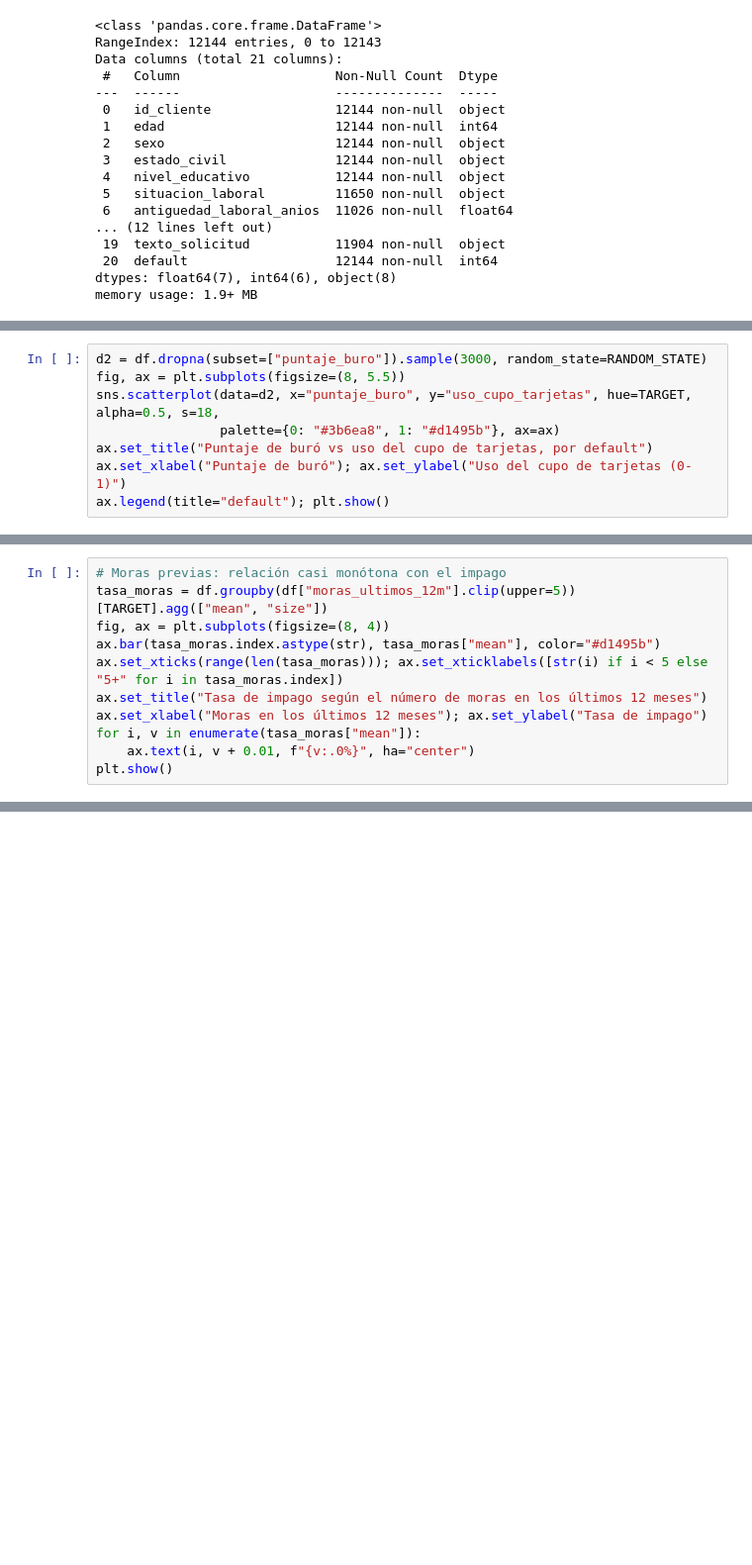
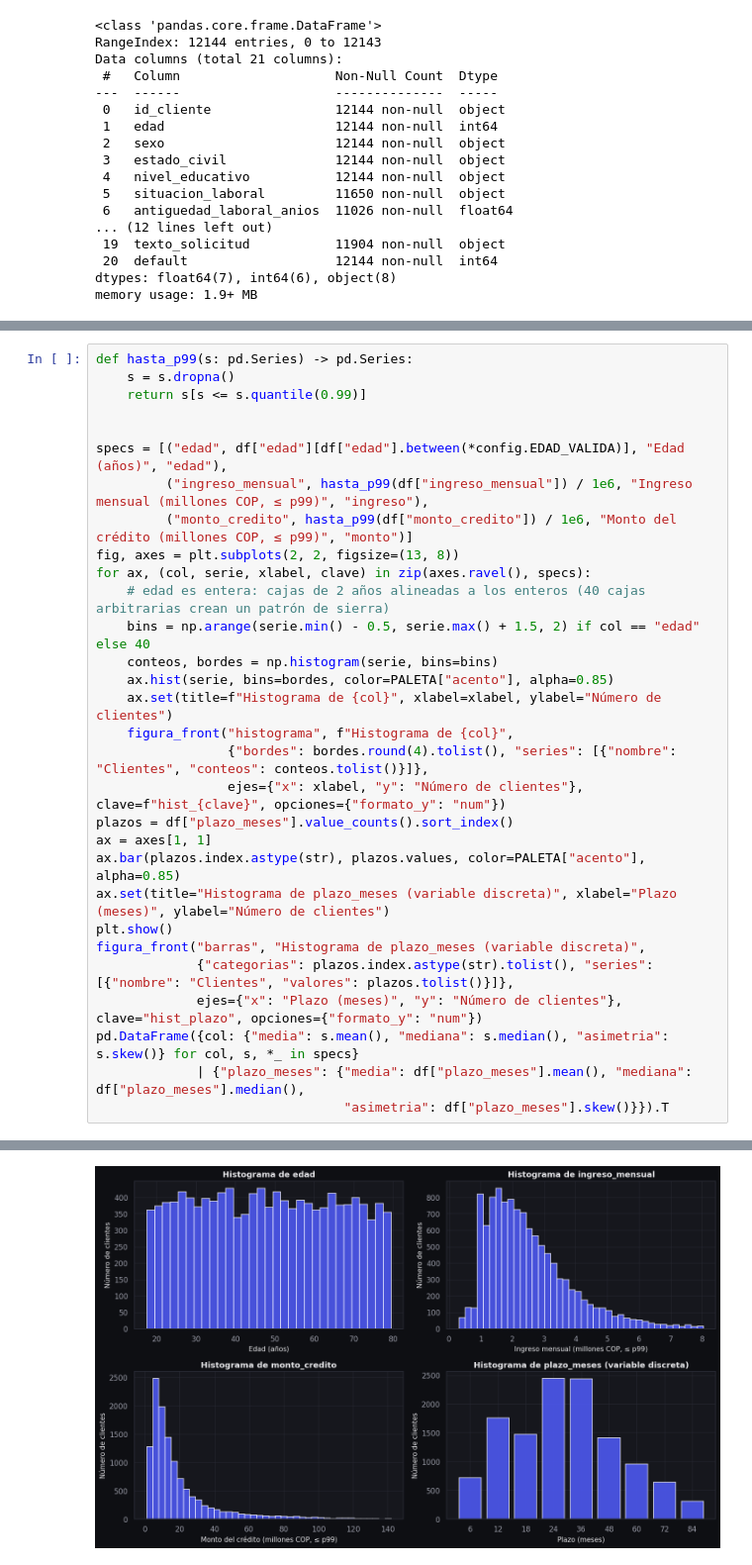
Before and after one commit to dapovedag/proyecto_integrador, a Jupyter notebook: Back/notebooks/02_exploracion_preliminar.ipynb, the cells around one changed output, grey strips where cells are left out. Shown at 99% size. Saved outputs shown, nothing was run; the diff lists cells and outputs as text; blank space fills up the shorter version.

```diff
--- a/Back/notebooks/02_exploracion_preliminar.ipynb
+++ b/Back/notebooks/02_exploracion_preliminar.ipynb
@@ -388,8 +217,0 @@ ax.legend(title="default"); plt.show()
-# %%
-d2 = df.dropna(subset=["puntaje_buro"]).sample(3000, random_state=RANDOM_STATE)
-fig, ax = plt.subplots(figsize=(8, 5.5))
-sns.scatterplot(data=d2, x="puntaje_buro", y="uso_cupo_tarjetas", hue=TARGET, alpha=0.5, s=18,
-                palette={0: "#3b6ea8", 1: "#d1495b"}, ax=ax)
-ax.set_title("Puntaje de buró vs uso del cupo de tarjetas, por default")
-ax.set_xlabel("Puntaje de buró"); ax.set_ylabel("Uso del cupo de tarjetas (0-1)")
-ax.legend(title="default"); plt.show()
@@ -435,11 +217,0 @@ plt.tight_layout(); plt.show()
-# %%
-# Moras previas: relación casi monótona con el impago
-tasa_moras = df.groupby(df["moras_ultimos_12m"].clip(upper=5))[TARGET].agg(["mean", "size"])
-fig, ax = plt.subplots(figsize=(8, 4))
-ax.bar(tasa_moras.index.astype(str), tasa_moras["mean"], color="#d1495b")
-ax.set_xticks(range(len(tasa_moras))); ax.set_xticklabels([str(i) if i < 5 else "5+" for i in tasa_moras.index])
-ax.set_title("Tasa de impago según el número de moras en los últimos 12 meses")
-ax.set_xlabel("Moras en los últimos 12 meses"); ax.set_ylabel("Tasa de impago")
-for i, v in enumerate(tasa_moras["mean"]):
-    ax.text(i, v + 0.01, f"{v:.0%}", ha="center")
-plt.show()
@@ -457,0 +519,31 @@ plt.show()
+# %%
+def hasta_p99(s: pd.Series) -> pd.Series:
+    s = s.dropna()
+    return s[s <= s.quantile(0.99)]
+
+
+specs = [("edad", df["edad"][df["edad"].between(*config.EDAD_VALIDA)], "Edad (años)", "edad"),
+         ("ingreso_mensual", hasta_p99(df["ingreso_mensual"]) / 1e6, "Ingreso mensual (millones COP, ≤ p99)", "ingreso"),
+         ("monto_credito", hasta_p99(df["monto_credito"]) / 1e6, "Monto del crédito (millones COP, ≤ p99)", "monto")]
+fig, axes = plt.subplots(2, 2, figsize=(13, 8))
+for ax, (col, serie, xlabel, clave) in zip(axes.ravel(), specs):
+    # edad es entera: cajas de 2 años alineadas a los enteros (40 cajas arbitrarias crean un patrón de sierra)
+    bins = np.arange(serie.min() - 0.5, serie.max() + 1.5, 2) if col == "edad" else 40
+    conteos, bordes = np.histogram(serie, bins=bins)
+    ax.hist(serie, bins=bordes, color=PALETA["acento"], alpha=0.85)
+    ax.set(title=f"Histograma de {col}", xlabel=xlabel, ylabel="Número de clientes")
+    figura_front("histograma", f"Histograma de {col}",
+                 {"bordes": bordes.round(4).tolist(), "series": [{"nombre": "Clientes", "conteos": conteos.tolist()}]},
+                 ejes={"x": xlabel, "y": "Número de clientes"}, clave=f"hist_{clave}", opciones={"formato_y": "num"})
+plazos = df["plazo_meses"].value_counts().sort_index()
+ax = axes[1, 1]
+ax.bar(plazos.index.astype(str), plazos.values, color=PALETA["acento"], alpha=0.85)
+ax.set(title="Histograma de plazo_meses (variable discreta)", xlabel="Plazo (meses)", ylabel="Número de clientes")
+plt.show()
+figura_front("barras", "Histograma de plazo_meses (variable discreta)",
+             {"categorias": plazos.index.astype(str).tolist(), "series": [{"nombre": "Clientes", "valores": plazos.tolist()}]},
+             ejes={"x": "Plazo (meses)", "y": "Número de clientes"}, clave="hist_plazo", opciones={"formato_y": "num"})
+pd.DataFrame({col: {"media": s.mean(), "mediana": s.median(), "asimetria": s.skew()} for col, s, *_ in specs}
+             | {"plazo_meses": {"media": df["plazo_meses"].mean(), "mediana": df["plazo_meses"].median(),
+                                "asimetria": df["plazo_meses"].skew()}}).T
+# %% [output]
@@ -457,0 +553 @@ plt.show()
+[figure, added]
```
Also changed, not shown: parts of 105 cells of this notebook, 6 other files.
